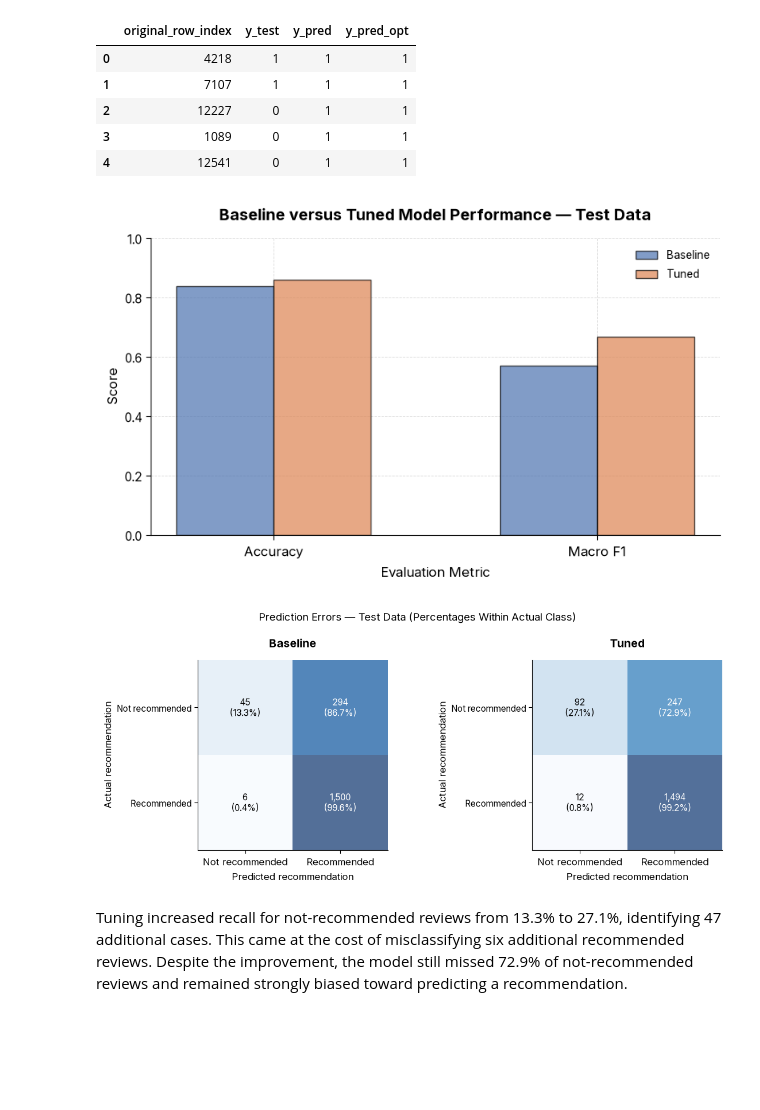
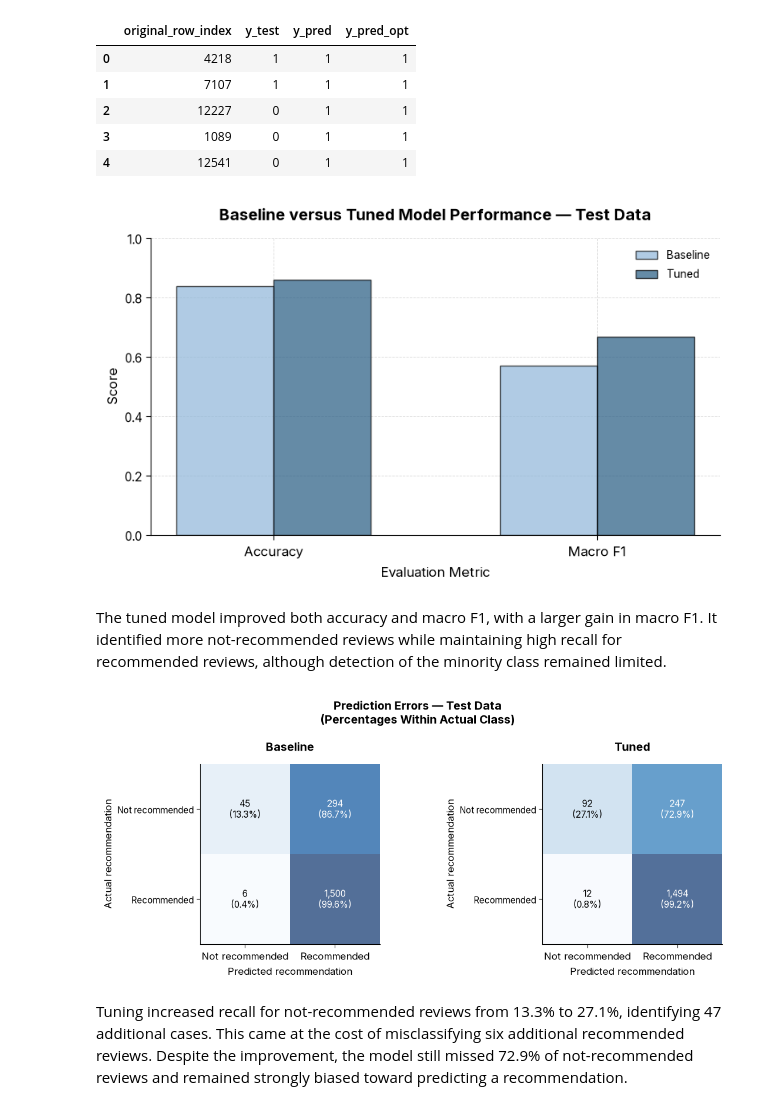
Before and after one commit to groundhog-21/dsnd-pipelines-project, a Jupyter notebook: starter/starter.ipynb, the cells around one changed output. Saved outputs shown, nothing was run; the diff lists cells and outputs as text; code cells hidden in the pictures; blank space fills up the shorter version.

Commit message:
Develop notebook narrative, check charts and logical flow of "story".

```diff
--- a/starter/starter.ipynb
+++ b/starter/starter.ipynb
@@ -41,10 +33,7 @@ from __future__ import annotations
 
 import pandas as pd
 
-
-df = pd.read_csv(
-    'data/reviews.csv',
-)
+df = pd.read_csv('data/reviews.csv',)
 
 df.info()
 df.head()
@@ -664,10 +771,10 @@ Macro F1 Score: 0.6678
 # %%
 # Load data for model prediction comparison plot
 
-results_df = pd.read_csv('model_predictions_comparison.csv')
+comparison_df = pd.read_csv('model_predictions_comparison.csv')
 
-results_df.info()
-results_df.head()
+comparison_df.info()
+comparison_df.head()
 # %% [output]
 <class 'pandas.DataFrame'>
 RangeIndex: 1845 entries, 0 to 1844
@@ -689,38 +796,40 @@ memory usage: 57.8 KB
 # %%
 # Plot of baseline versus tuned test performance
 
 import numpy as np
 from sklearn.metrics import accuracy_score, f1_score
 
-acc_base = accuracy_score(results_df['y_test'], results_df['y_pred'])
-mac_f1_base = f1_score(results_df['y_test'], results_df['y_pred'], average='macro')
+acc_base = accuracy_score(comparison_df['y_test'], comparison_df['y_pred'])
+mac_f1_base = f1_score(comparison_df['y_test'], comparison_df['y_pred'], average='macro')
 
-acc_opt = accuracy_score(results_df['y_test'], results_df['y_pred_opt'])
-mac_f1_opt = f1_score(results_df['y_test'], results_df['y_pred_opt'], average='macro')
+acc_opt = accuracy_score(comparison_df['y_test'], comparison_df['y_pred_opt'])
+mac_f1_opt = f1_score(comparison_df['y_test'], comparison_df['y_pred_opt'], average='macro')
 
 # Categories: metrics
 categories = ['Accuracy', 'Macro F1']
 
 # Groups: models
 baseline = [acc_base, mac_f1_base]
 tuned = [acc_opt, mac_f1_opt]
 
 x = np.arange(len(categories))
 width = 0.3
 
 plt.bar(x - width/2, baseline, width, label='Baseline', color='#8FB6D9', alpha=0.7)
 plt.bar(x + width/2, tuned, width, label='Tuned', color='#245A81', alpha=0.7)
 
 plt.xticks(x, categories)
 plt.xlabel("Evaluation Metric")
 plt.ylabel("Score")
 plt.ylim(0, 1)
 plt.legend()
 plt.title("Baseline versus Tuned Model Performance — Test Data")
 
 plt.show()
 # %% [output]
-[figure, old version]
+[figure, new version]
+# %% [markdown]
+The tuned model improved both accuracy and macro F1, with a larger gain in macro F1. It identified more not-recommended reviews while maintaining high recall for recommended reviews, although detection of the minority class remained limited.
 # %%
 # Plot the confusion matrices
 
@@ -736,8 +845,8 @@ for ax, prediction_column, title in zip(
     ['Baseline', 'Tuned'],
 ):
     counts = confusion_matrix(
-        results_df['y_test'],
-        results_df[prediction_column],
+        comparison_df['y_test'],
+        comparison_df[prediction_column],
         labels=[0, 1],
     )
     proportions = counts / counts.sum(axis=1, keepdims=True)
@@ -770,9 +879,9 @@ for ax, prediction_column, title in zip(
     ax.set_ylabel('Actual recommendation')
     ax.grid(False)
 
-fig.suptitle('Prediction Errors — Test Data (Percentages Within Actual Class)')
+fig.suptitle('Prediction Errors — Test Data\n(Percentages Within Actual Class)')
 plt.show()
 # %% [output]
-[figure, old version]
+[figure, new version]
 # %% [markdown]
 Tuning increased recall for not-recommended reviews from 13.3% to 27.1%, identifying 47 additional cases. This came at the cost of misclassifying six additional recommended reviews. Despite the improvement, the model still missed 72.9% of not-recommended reviews and remained strongly biased toward predicting a recommendation.
```
Also changed, not shown: parts of 39 cells of this notebook, 1 other file.
